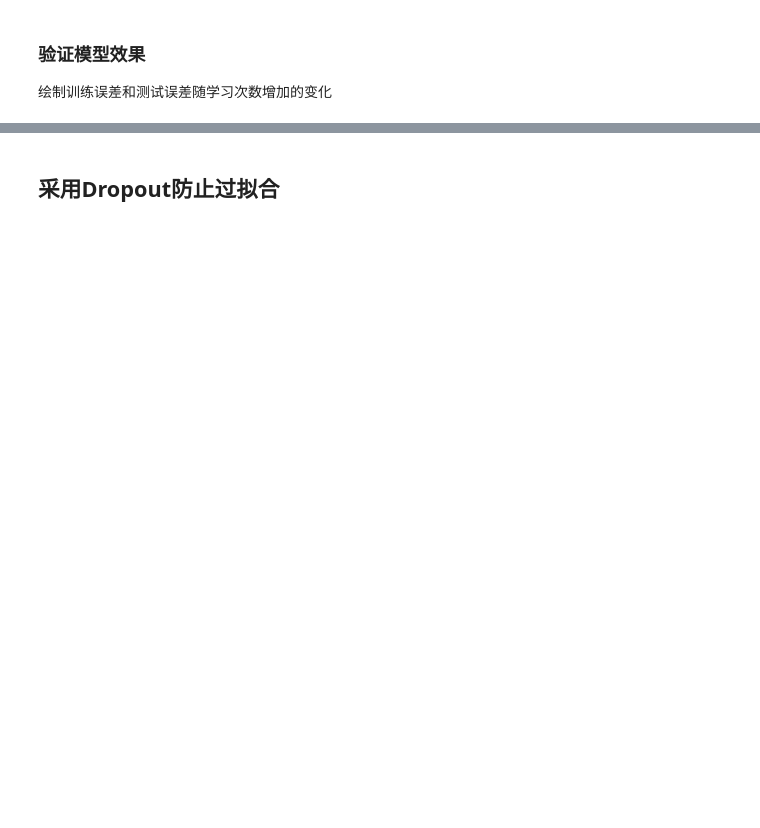
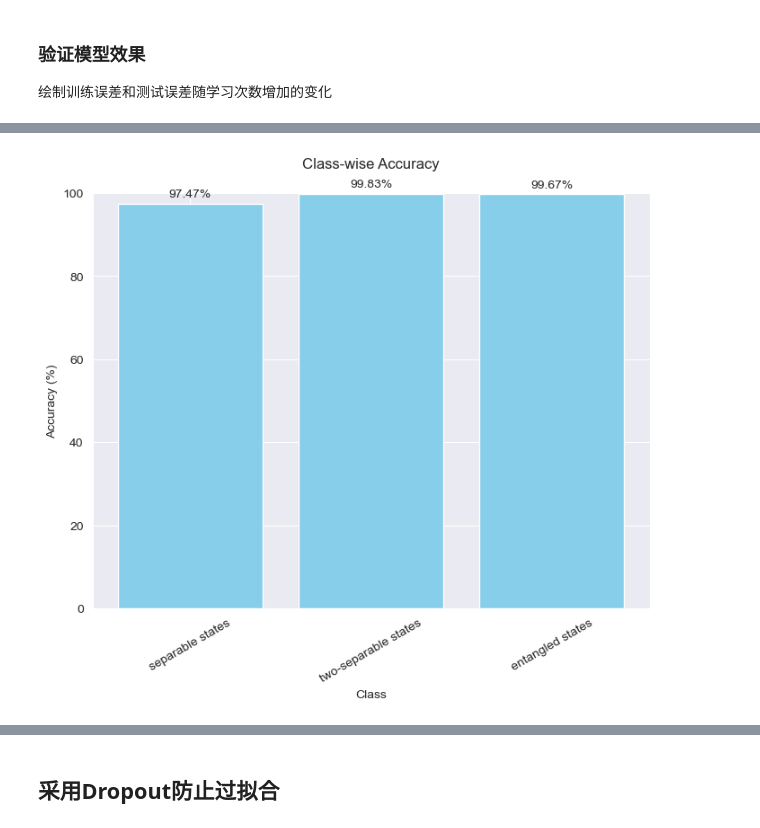
Before and after one commit to ehxu/MCNN-QCC, a Jupyter notebook: MCNN-QCC.ipynb, the cells around one changed output, grey strips where cells are left out. Saved outputs shown, nothing was run; the diff lists cells and outputs as text; code cells hidden in the pictures; blank space fills up the shorter version.

```diff
--- a/MCNN-QCC.ipynb
+++ b/MCNN-QCC.ipynb
@@ -330,18 +368,20 @@ plt.show()
 # %%
 plt.figure(figsize=(8, 6))
-bars = plt.bar(label_dic.values(), class_accuracy, color='skyblue')
+bars = plt.bar(label_dic.values(), class_accuracy_fc, color='skyblue')
 
 # 在每个条形上方添加文本标签
-for i, acc in enumerate(class_accuracy):
+for i, acc in enumerate(class_accuracy_fc):
     plt.text(i, acc + 1, f'{acc:.2f}%', ha='center', va='bottom')
 
 plt.xlabel('Class')
 plt.ylabel('Accuracy (%)')
 plt.title('Class-wise Accuracy', pad=20)
-plt.xticks(rotation=45)
+plt.xticks(rotation=30)
 plt.ylim(0, 100)
-plt.tight_layout()
+
 plt.show()
+# %% [output]
+[figure, added]
 # %%
 # 绘制精确率、召回率和 F1 值的条形图
 x = np.arange(num_classes)
```
Also changed, not shown: parts of 26 cells of this notebook.
